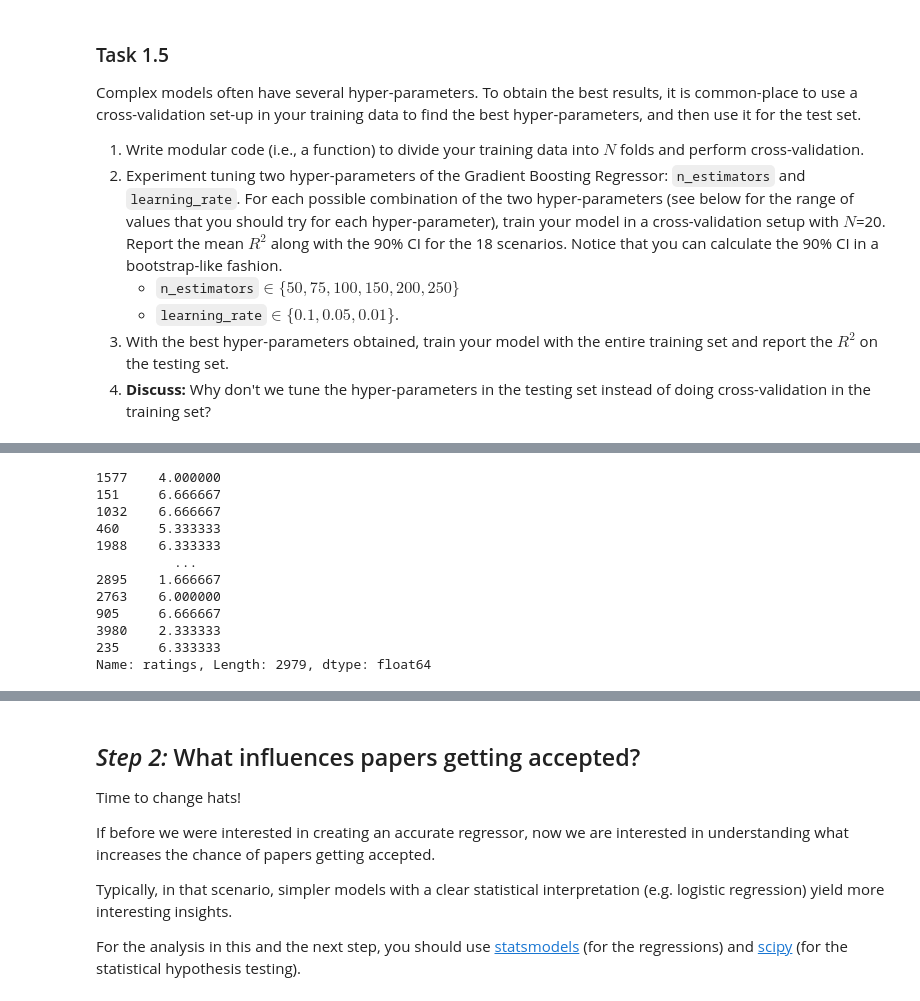
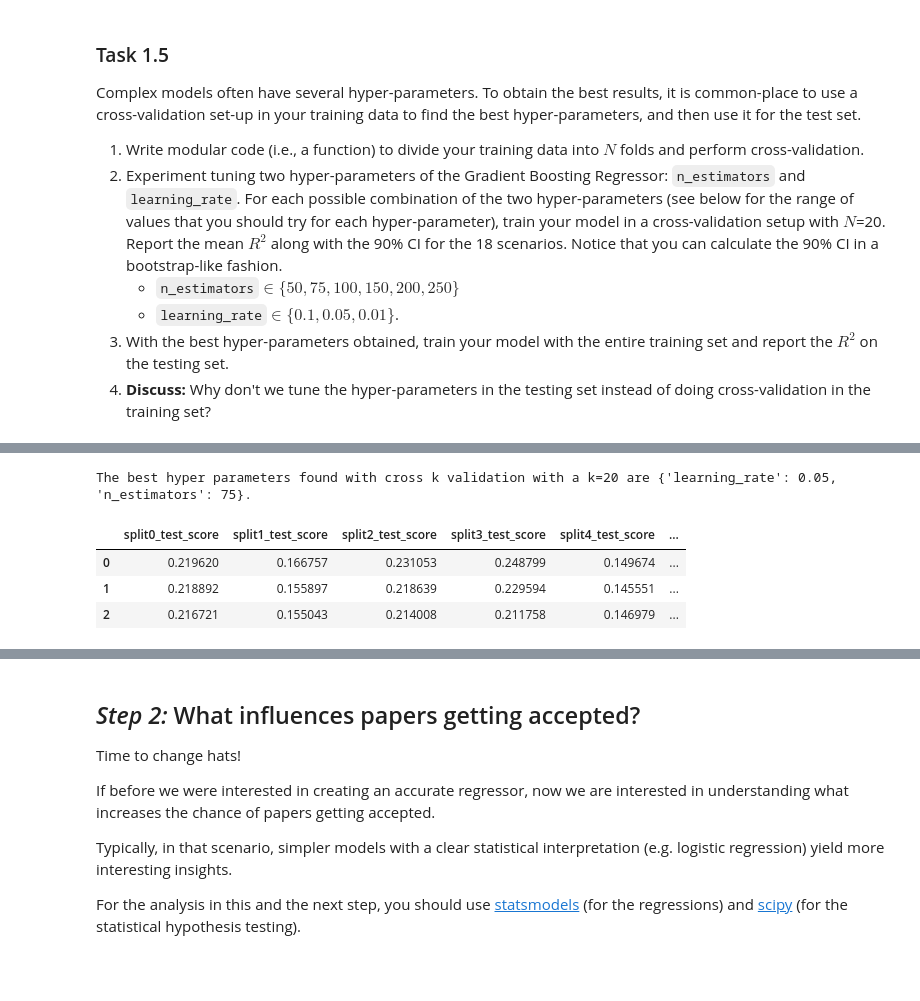
Before and after one commit to alec-flowers/ada-2020-homework2-pandas-pied, a Jupyter notebook: 02 - Regression Observational Studies Stats and Supervised Learning/hw2.ipynb, the cells around one changed output, grey strips where cells are left out. Cells and saved outputs as stored; diff of their text form; code cells hidden in the pictures; blank space fills up the shorter version.

```diff
--- a/02 - Regression Observational Studies Stats and Supervised Learning/hw2.ipynb
+++ b/02 - Regression Observational Studies Stats and Supervised Learning/hw2.ipynb
@@ -425,19 +575,16 @@ clf.cv_results_
-# %%
-y_train
-# %% [output]
-1577    4.000000
-151     6.666667
-1032    6.666667
-460     5.333333
-1988    6.333333
-          ...
-2895    1.666667
-2763    6.000000
-905     6.666667
-3980    2.333333
-235     6.333333
-Name: ratings, Length: 2979, dtype: float64
+# %%
+print('The best hyper parameters found with cross k validation with a k=20 are {}.'.format(best_param ))
+# %% [output]
+The best hyper parameters found with cross k validation with a k=20 are {'learning_rate': 0.05, 'n_estimators': 75}.
 # %%
 result = pd.DataFrame(clf.cv_results_)
+
+# extract all k=20 step
 result = result.iloc[:,result.columns.str.contains('split')]
+result.head(3)
+# %% [output]
+|  | split0_test_score | split1_test_score | split2_test_score | split3_test_score | split4_test_score | ... |
+| 0 | 0.219620 | 0.166757 | 0.231053 | 0.248799 | 0.149674 | ... |
+| 1 | 0.218892 | 0.155897 | 0.218639 | 0.229594 | 0.145551 | ... |
+| 2 | 0.216721 | 0.155043 | 0.214008 | 0.211758 | 0.146979 | ... |
 # %%
```
Also changed, not shown: parts of 129 cells of this notebook.
